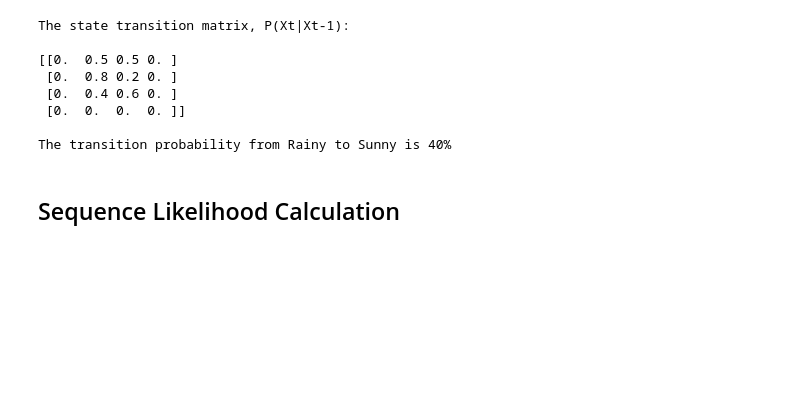
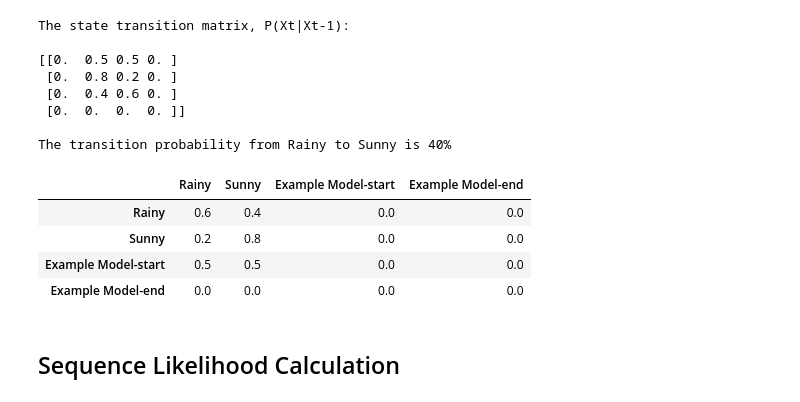
Before and after one commit to CalesSla/NLP_POS_tagging_project, a Jupyter notebook: Hidden_Markov_Model_warmup.ipynb, the cells around one changed output. Cells and saved outputs as stored; diff of their text form; code cells hidden in the pictures; blank space fills up the shorter version.

```diff
--- a/Hidden_Markov_Model_warmup.ipynb
+++ b/Hidden_Markov_Model_warmup.ipynb
@@ -80,6 +81,14 @@ The state transition matrix, P(Xt|Xt-1):
  [0.  0.  0.  0. ]]
 
 The transition probability from Rainy to Sunny is 40%
+# %%
+pd.DataFrame(model.dense_transition_matrix(), columns = [s.name for s in model.states], index = [s.name for s in model.states])
+# %% [output]
+|  | Rainy | Sunny | Example Model-start | Example Model-end |
+| Rainy | 0.6 | 0.4 | 0.0 | 0.0 |
+| Sunny | 0.2 | 0.8 | 0.0 | 0.0 |
+| Example Model-start | 0.5 | 0.5 | 0.0 | 0.0 |
+| Example Model-end | 0.0 | 0.0 | 0.0 | 0.0 |
 # %% [markdown]
 ## Sequence Likelihood Calculation
 # %%
```
Also changed, not shown: parts of 3 cells of this notebook, 1 other file.
